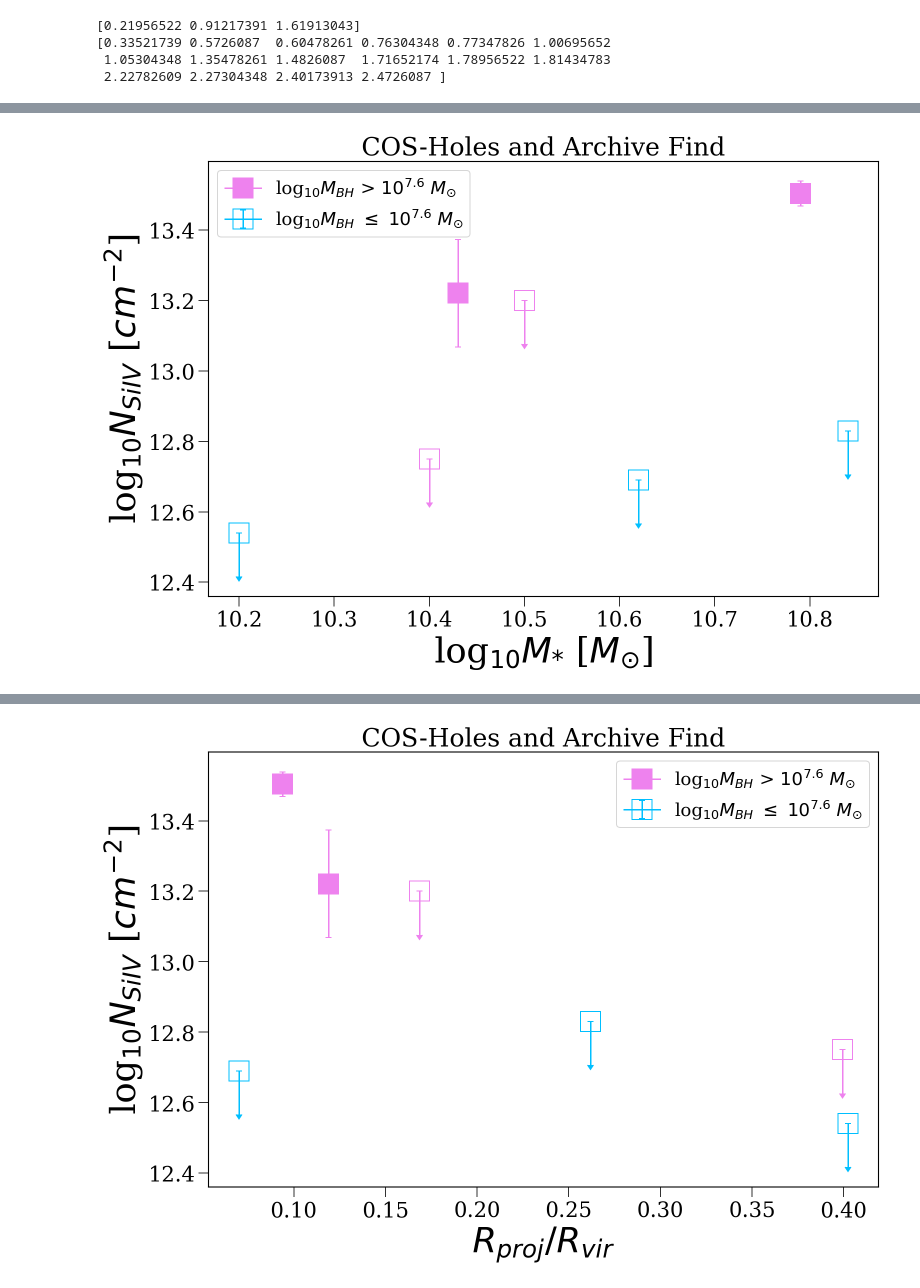
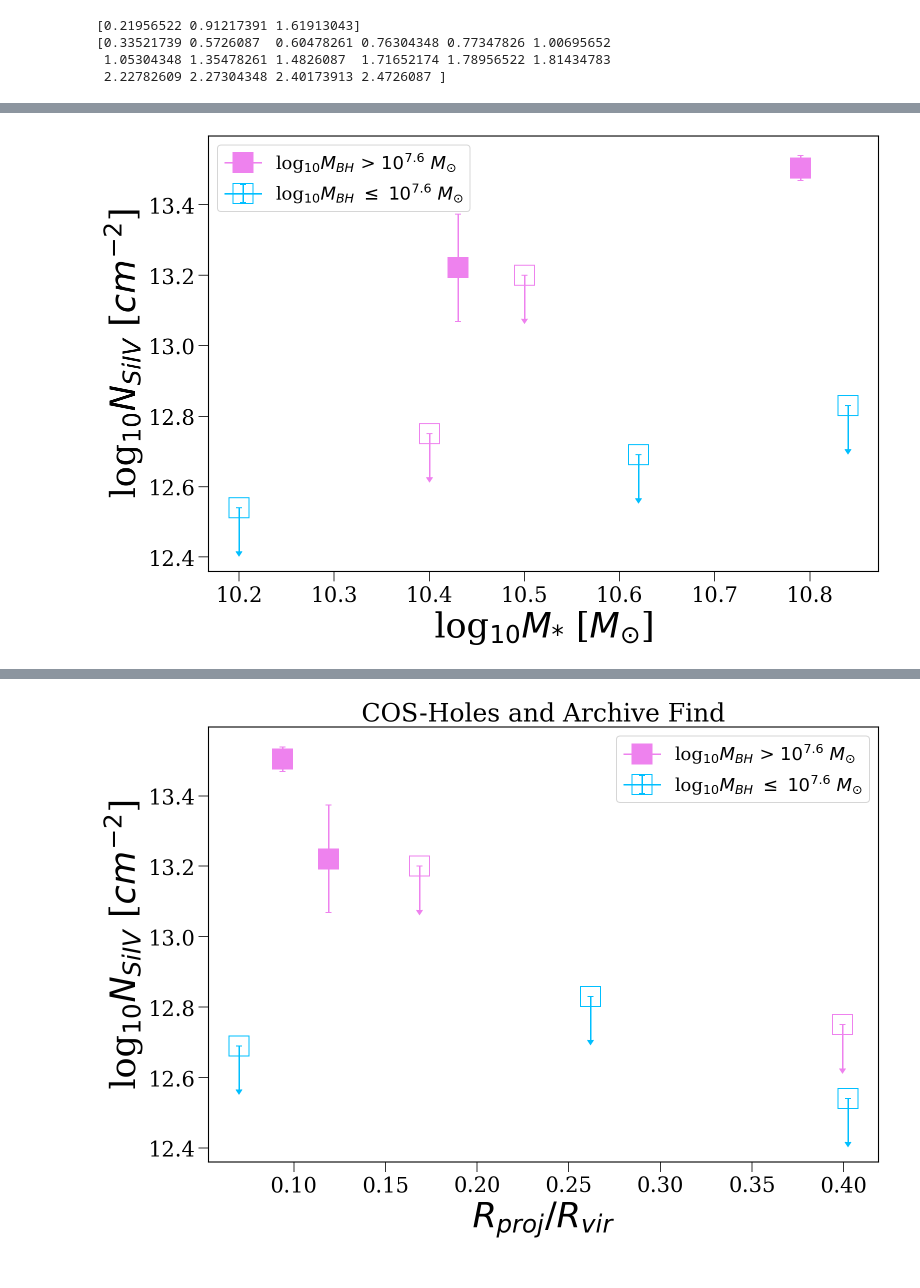
Before and after one commit to samlugarza/COS-Holes, a Jupyter notebook: veeper_and_voigt/COS-Holes_SiIV_Analysis.ipynb, the cells around one changed output, grey strips where cells are left out. Saved outputs shown, nothing was run; the diff lists cells and outputs as text; code cells hidden in the pictures.

```diff
--- a/veeper_and_voigt/COS-Holes_SiIV_Analysis.ipynb
+++ b/veeper_and_voigt/COS-Holes_SiIV_Analysis.ipynb
@@ -263,35 +263,35 @@ plt.errorbar(s_mass[4], siiv_uplims[1], yerr=siiv_df_J1159['sigN'][2], uplims=Tr
 
 #####J1123
 plt.errorbar(s_mass[6], siiv_uplims[2], yerr=siiv_df_J1159['sigN'][2], uplims=True, capsize = 3, c = 'deepskyblue',
              marker="s", mfc='none', markersize=20)
 
 ###### J0246
 plt.errorbar(s_mass[7], siiv_uplims[3], yerr=siiv_df_J1159['sigN'][2], uplims=True, capsize = 3, c = 'violet',
              marker="s", mfc='none', markersize=20)
 
 #####J1235 - NGC 4564 (8)
 plt.errorbar (s_mass[8], siiv_uplims[4], yerr=siiv_df_J1159['sigN'][2], uplims=True, capsize = 3, c = 'violet',
               marker="s",mfc='none',markersize=20)
 
 
 ############# Si IV Upper Limit from singular archive galaxy UGC 6093 - 2E1058
 '''plt.errorbar (7.41, np.log10(10**13.17+10**13.41), yerr=siiv_df_J1159['sigN'][2],uplims=True, c = 'deepskyblue',
               marker="v",mfc='none',markersize=20, label = 'SiIV: 2E-1058')'''
 
 ########################################################
 
 #plt.axhline(13.3, c='k', ls=':', label='COSHoles Detection Limit')
 #plt.axvline(150, c='k', ls='-')
 #plt.ylim(12.5, 14.55)
 #plt.xlim(0, 300)
 plt.xlabel ('log$_{10}M_{*}$ [$M_{\odot}$]')
 plt.ylabel ('log$_{10}N_{SiIV}$ [$cm^{-2}$]')
-plt.title('COS-Holes and Archive Find', fontsize = 25)
+#plt.title('COS-Holes and Archive Find', fontsize = 25)
 plt.legend(loc=2)
 #plt.grid(True)
 plt.show()
 # %% [output]
-[figure, old version]
+[figure, new version]
 # %%
 #Now I guess we can start plotting some things.... Lets make Fig 4 (LHS- N vs Rproj) from COS-Holes Proposal
 
```
Also changed, not shown: parts of 4 cells of this notebook, 2 other files.
